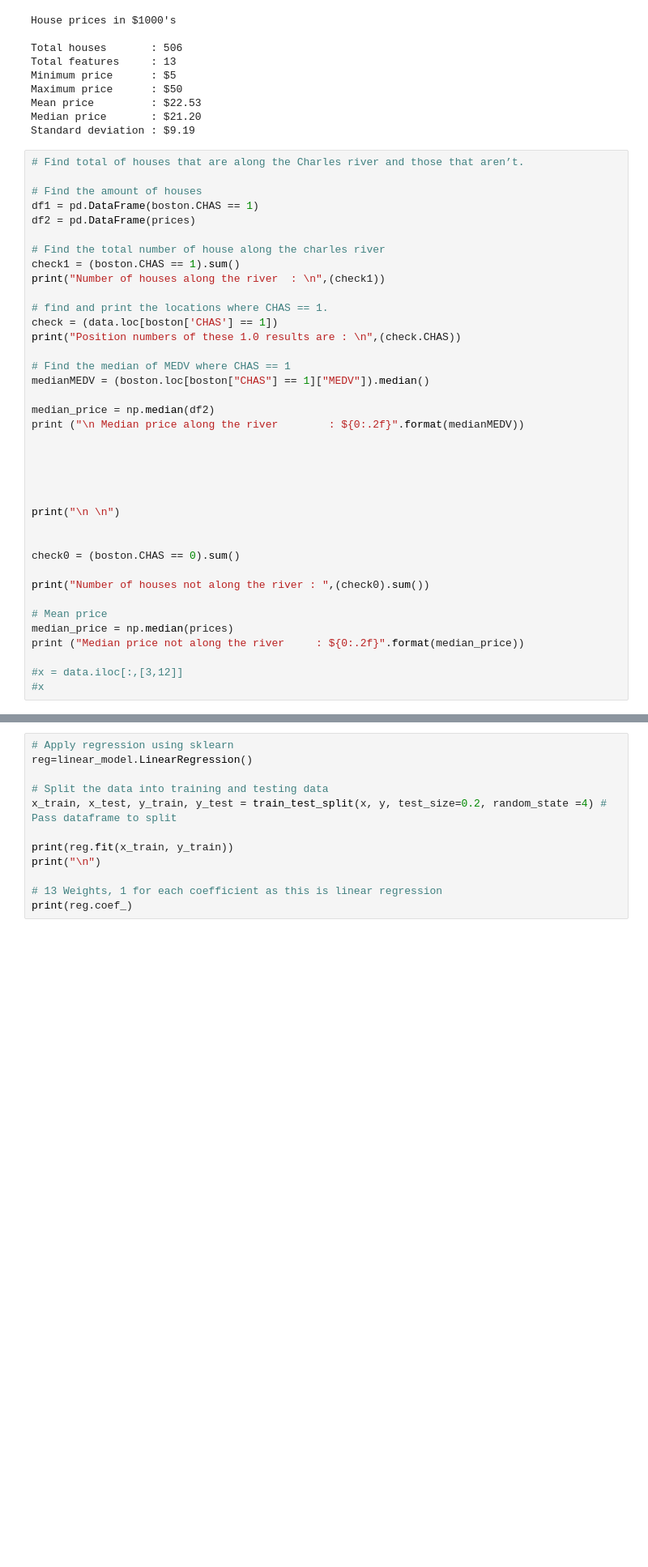
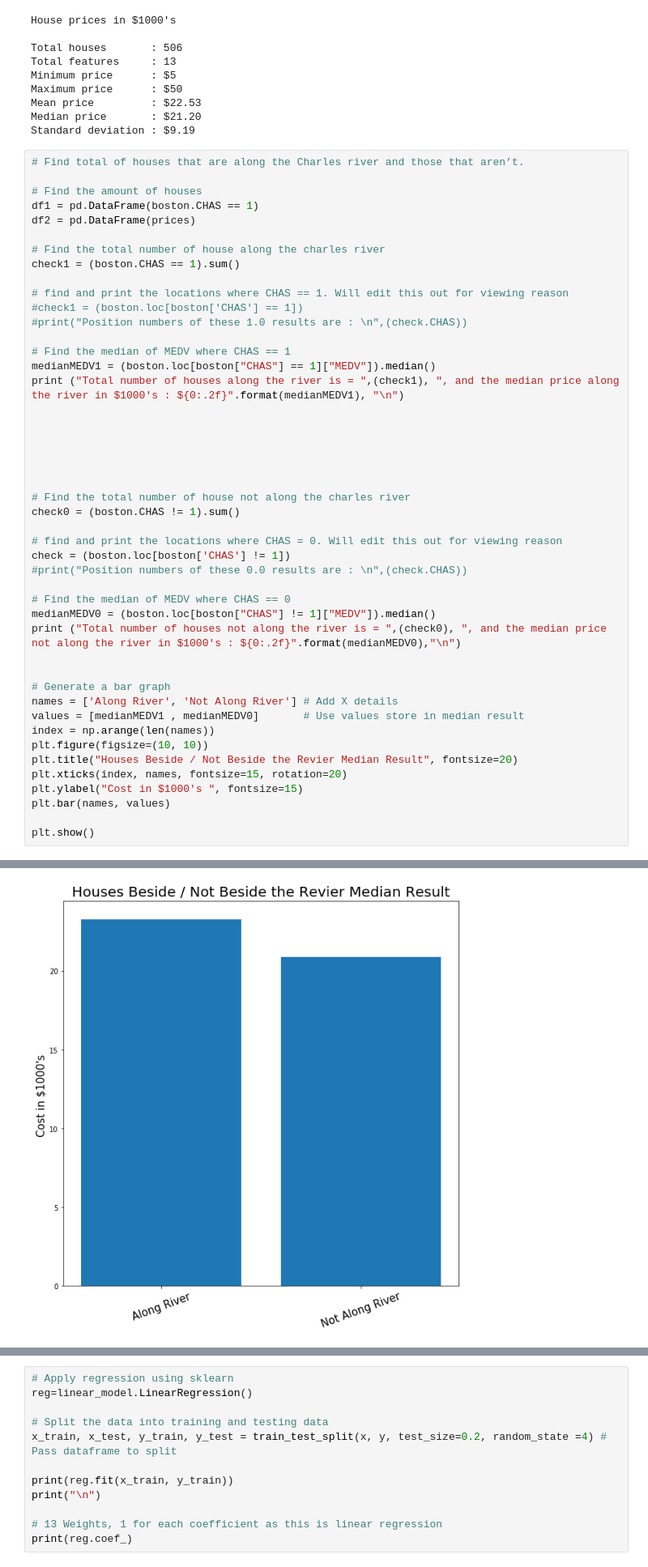
Before and after one commit to richardfeeney7/Machine-Learning-and-Statistics, a Jupyter notebook: Project2019.ipynb, the cells around one changed output, grey strips where cells are left out. Shown at 81% size. Cells and saved outputs as stored; diff of their text form; blank space fills up the shorter version.

```diff
--- a/Project2019.ipynb
+++ b/Project2019.ipynb
@@ -195,33 +216,41 @@ df2 = pd.DataFrame(prices)
 
 # Find the total number of house along the charles river
 check1 = (boston.CHAS == 1).sum()
-print("Number of houses along the river  : \n",(check1))
 
-# find and print the locations where CHAS == 1.
-check = (data.loc[boston['CHAS'] == 1])
-print("Position numbers of these 1.0 results are : \n",(check.CHAS))
+# find and print the locations where CHAS == 1. Will edit this out for viewing reason
+#check1 = (boston.loc[boston['CHAS'] == 1])
+#print("Position numbers of these 1.0 results are : \n",(check.CHAS))
 
 # Find the median of MEDV where CHAS == 1
-medianMEDV = (boston.loc[boston["CHAS"] == 1]["MEDV"]).median()
-
-median_price = np.median(df2)
-print ("\n Median price along the river        : ${0:.2f}".format(medianMEDV))
+medianMEDV1 = (boston.loc[boston["CHAS"] == 1]["MEDV"]).median()
+print ("Total number of houses along the river is = ",(check1), ", and the median price along the river in $1000's : ${0:.2f}".format(medianMEDV1), "\n")
 
 
 
 
 
-print("\n \n")
+
+# Find the total number of house not along the charles river
+check0 = (boston.CHAS != 1).sum()
+
+# find and print the locations where CHAS = 0. Will edit this out for viewing reason
+check = (boston.loc[boston['CHAS'] != 1])
+#print("Position numbers of these 0.0 results are : \n",(check.CHAS))
+
+# Find the median of MEDV where CHAS == 0
+medianMEDV0 = (boston.loc[boston["CHAS"] != 1]["MEDV"]).median()
+print ("Total number of houses not along the river is = ",(check0), ", and the median price not along the river in $1000's : ${0:.2f}".format(medianMEDV0),"\n")
 
 
-check0 = (boston.CHAS == 0).sum()
+# Generate a bar graph
+names = ['Along River', 'Not Along River'] # Add X details
+values = [medianMEDV1 , medianMEDV0]       # Use values store in median result
+index = np.arange(len(names))
+plt.figure(figsize=(10, 10))
+plt.title("Houses Beside / Not Beside the Revier Median Result", fontsize=20)
+plt.xticks(index, names, fontsize=15, rotation=20)
+plt.ylabel("Cost in $1000's ", fontsize=15)
+plt.bar(names, values)
 
-print("Number of houses not along the river : ",(check0).sum())
-
-# Mean price
-median_price = np.median(prices)
-print ("Median price not along the river     : ${0:.2f}".format(median_price))
-
-#x = data.iloc[:,[3,12]]
-#x
+plt.show()
 # %% [output]
@@ -244,0 +260 @@ Median price not along the river     : $21.20
+[figure, added]
```
Also changed, not shown: parts of 10 cells of this notebook.
